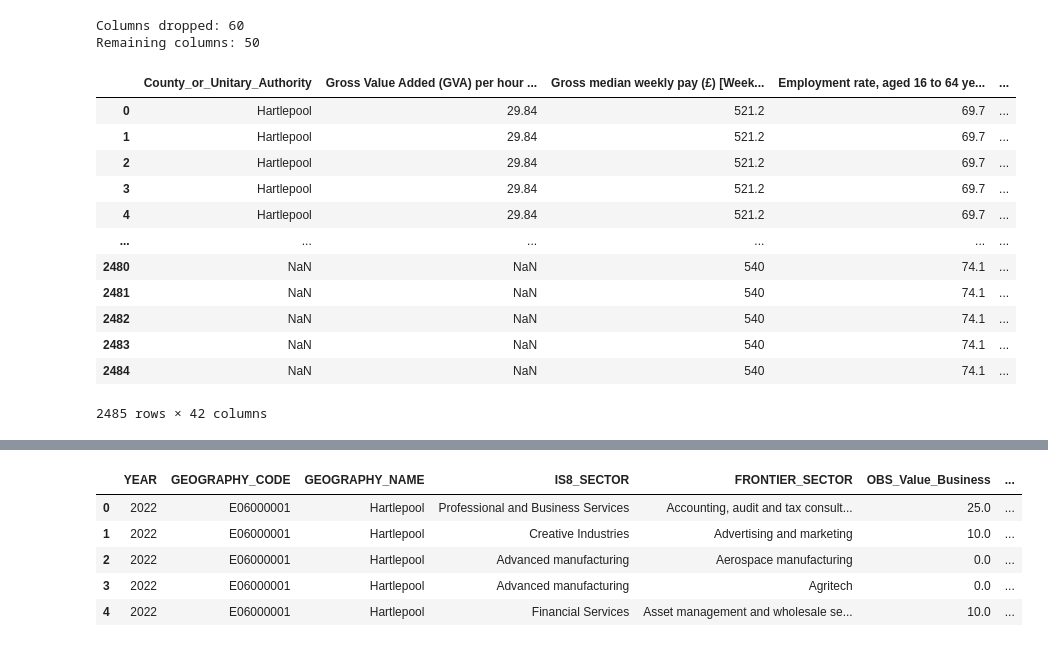
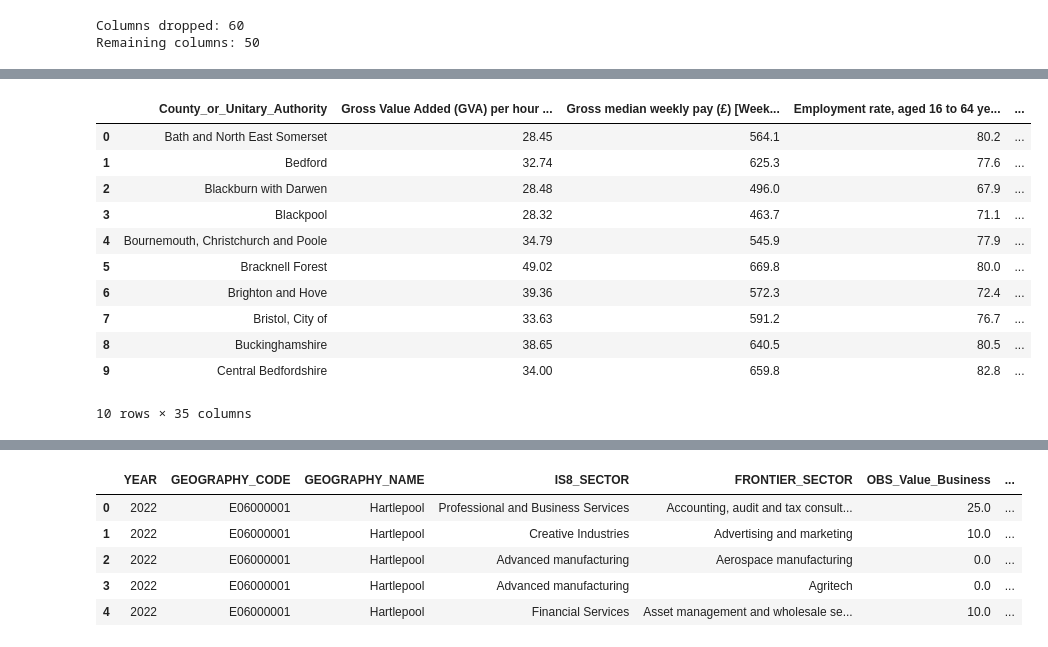
Before and after one commit to Phirtia/Economic_Observatory, a Jupyter notebook: notebooks/Diane/Analysis_version1_Diane.ipynb, the cells around one changed output, grey strips where cells are left out. Drawn from its saved outputs; the diff is of its cells as text; code cells hidden in the pictures.

```diff
--- a/notebooks/Diane/Analysis_version1_Diane.ipynb
+++ b/notebooks/Diane/Analysis_version1_Diane.ipynb
@@ -65,22 +323,6 @@ cols_to_exclude = ['YEAR', 'GEOGRAPHY_CODE', 'GEOGRAPHY_NAME',
 
 x = analysis_data.drop(columns=cols_to_exclude)
 y = analysis_data[cols_to_exclude]
-# %%
-x
-# %% [output]
-|  | County_or_Unitary_Authority | Gross Value Added (GVA) per hour ... | Gross median weekly pay (£) [Week... | Employment rate, aged 16 to 64 ye... | ... |
-| 0 | Hartlepool | 29.84 | 521.2 | 69.7 | ... |
-| 1 | Hartlepool | 29.84 | 521.2 | 69.7 | ... |
-| 2 | Hartlepool | 29.84 | 521.2 | 69.7 | ... |
-| 3 | Hartlepool | 29.84 | 521.2 | 69.7 | ... |
-| 4 | Hartlepool | 29.84 | 521.2 | 69.7 | ... |
-| ... | ... | ... | ... | ... | ... |
-| 2480 | NaN | NaN | 540 | 74.1 | ... |
-| 2481 | NaN | NaN | 540 | 74.1 | ... |
-| 2482 | NaN | NaN | 540 | 74.1 | ... |
-| 2483 | NaN | NaN | 540 | 74.1 | ... |
-| 2484 | NaN | NaN | 540 | 74.1 | ... |
-2485 rows × 42 columns
 # %%
 #With the previous code, I realised that some of the indicators were not numeric, so I will convert them to numeric:
 cols_to_convert = [
@@ -117,5 +359,18 @@ Mean anxiety yesterday scored 0 (not at all) - 10 (completely) [Anxiety]
 Net additions per 1,000 stock [Net additions]                                                                                                                                    float64
 dtype: object
 # %%
-x
 x_controls = x.groupby("County_or_Unitary_Authority").mean(numeric_only=True).reset_index()
+x_controls.head(10)
+# %% [output]
+|  | County_or_Unitary_Authority | Gross Value Added (GVA) per hour ... | Gross median weekly pay (£) [Week... | Employment rate, aged 16 to 64 ye... | ... |
+| 0 | Bath and North East Somerset | 28.45 | 564.1 | 80.2 | ... |
+| 1 | Bedford | 32.74 | 625.3 | 77.6 | ... |
+| 2 | Blackburn with Darwen | 28.48 | 496.0 | 67.9 | ... |
+| 3 | Blackpool | 28.32 | 463.7 | 71.1 | ... |
+| 4 | Bournemouth, Christchurch and Poole | 34.79 | 545.9 | 77.9 | ... |
+| 5 | Bracknell Forest | 49.02 | 669.8 | 80.0 | ... |
+| 6 | Brighton and Hove | 39.36 | 572.3 | 72.4 | ... |
+| 7 | Bristol, City of | 33.63 | 591.2 | 76.7 | ... |
+| 8 | Buckinghamshire | 38.65 | 640.5 | 80.5 | ... |
+| 9 | Central Bedfordshire | 34.00 | 659.8 | 82.8 | ... |
+10 rows × 35 columns
```
Also changed, not shown: parts of 15 cells of this notebook.
